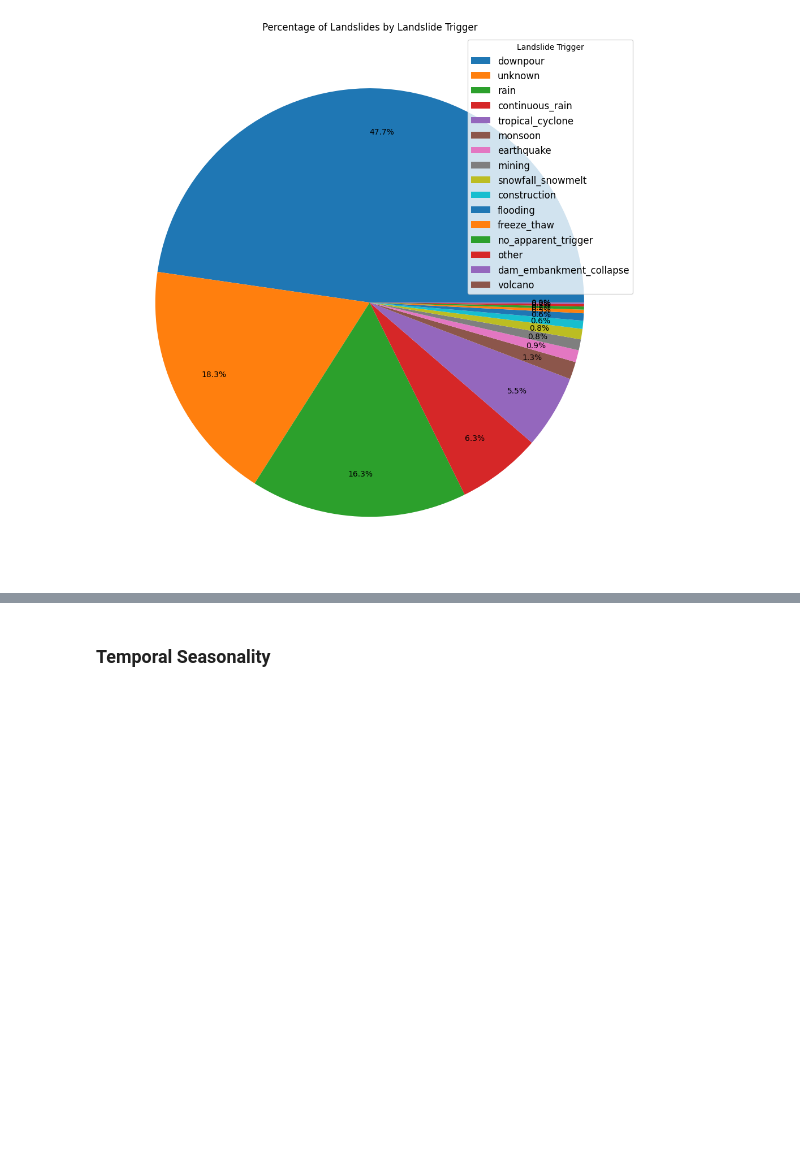
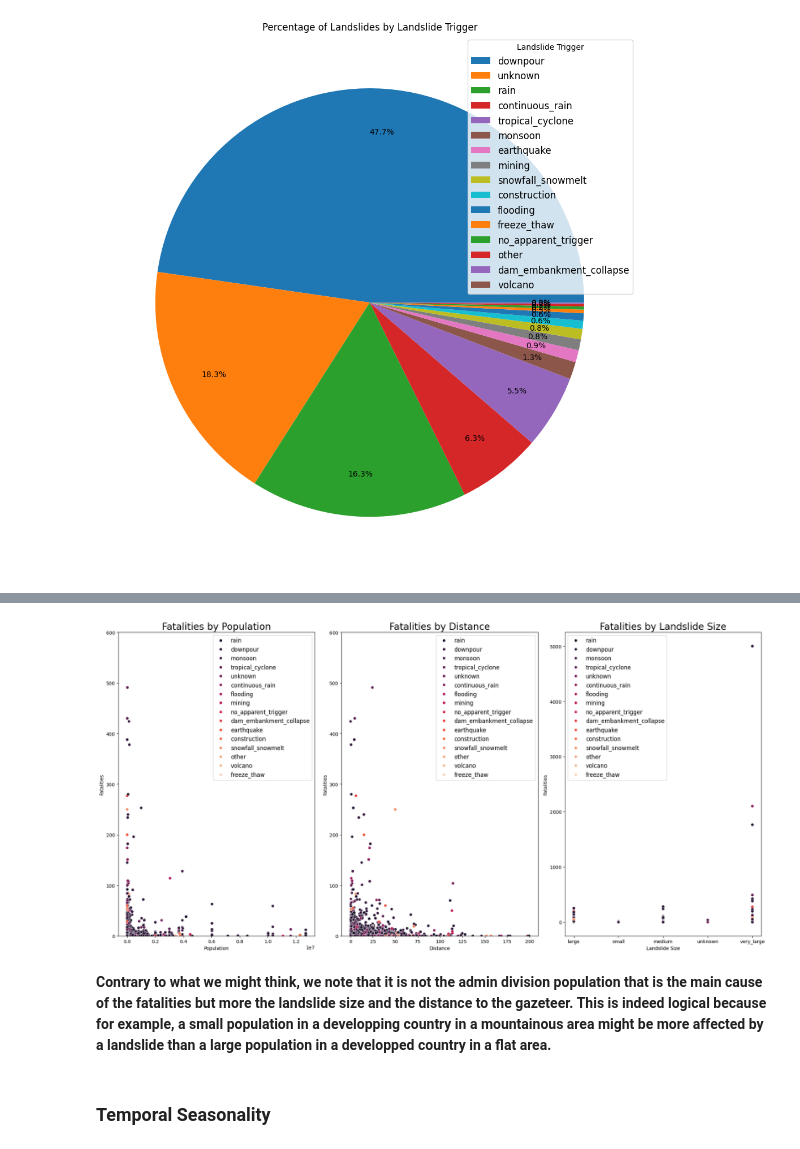
Before and after one commit to Mcrash01/Python-data-analysis, a Jupyter notebook: exploration.ipynb, the cells around one changed output, grey strips where cells are left out. Drawn from its saved outputs; the diff is of its cells as text; code cells hidden in the pictures; blank space fills up the shorter version.

```diff
--- a/exploration.ipynb
+++ b/exploration.ipynb
@@ -465,3 +513,36 @@ plt.show()
+# %%
+# same without outliers
+plt.figure(figsize=(20, 10))
+plt.subplot(1, 3, 1)
+sns.scatterplot(x='admin_division_population', y='fatality_count', data=landslides, hue='landslide_trigger', palette='rocket')
+plt.xlabel('Population')
+plt.ylabel('Fatalities')
+plt.title('Fatalities by Population', fontsize=20)
+plt.legend(fontsize=12)
+plt.ylim(0, 600)
+
+plt.subplot(1, 3, 2)
+sns.scatterplot(x='gazeteer_distance', y='fatality_count', data=landslides, hue='landslide_trigger', palette='rocket')
+plt.xlabel('Distance')
+plt.ylabel('Fatalities')
+plt.title('Fatalities by Distance', fontsize=20)
+plt.legend(fontsize=12)
+plt.ylim(0, 600)
+
+plt.subplot(1, 3, 3)
+sns.scatterplot(x='landslide_size', y='fatality_count', data=landslides, hue='landslide_trigger', palette='rocket')
+plt.xlabel('Landslide Size')
+plt.ylabel('Fatalities')
+plt.title('Fatalities by Landslide Size', fontsize=20)
+plt.legend(fontsize=12)
+
+plt.tight_layout()
+plt.show()
+# %% [output]
+[figure, added]
+# %% [markdown]
+**Contrary to what we might think, we note that it is not the admin division population that is the main cause of the fatalities but more the landslide size and the distance to the gazeteer.**
+**This is indeed logical because for example, a small population in a developping country in a mountainous area might be more affected by a landslide than a large population in a developped country in a flat area.**
 # %% [markdown]
 ### Temporal Seasonality
 # %%
```
Also changed, not shown: parts of 6 cells of this notebook.
